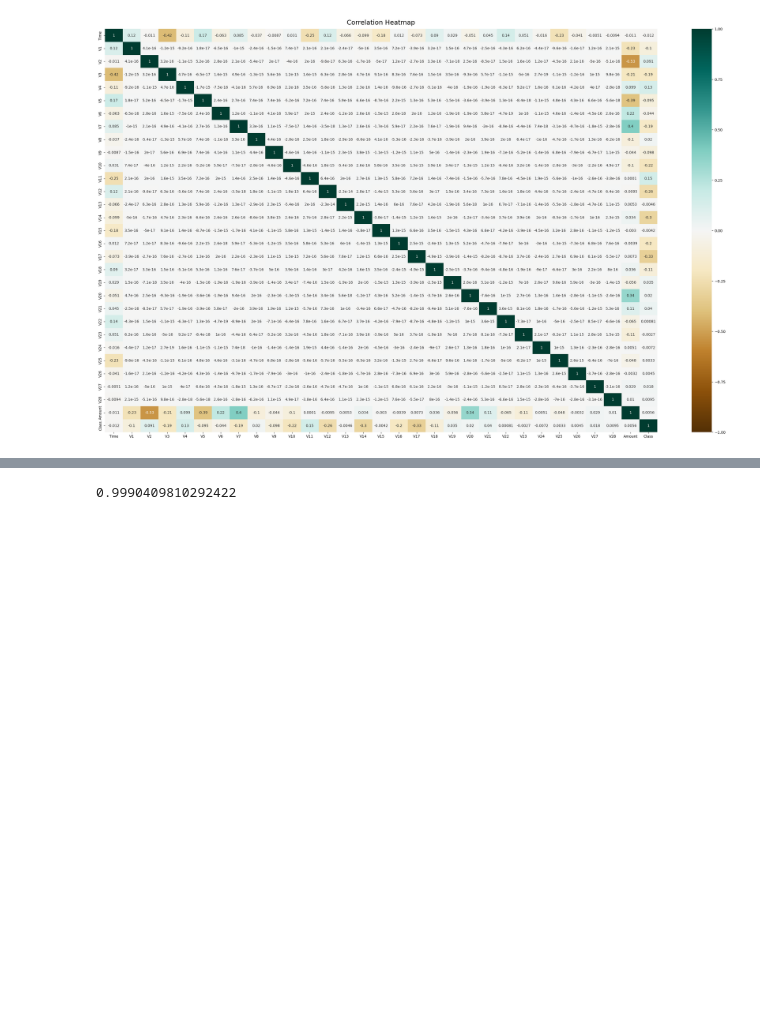
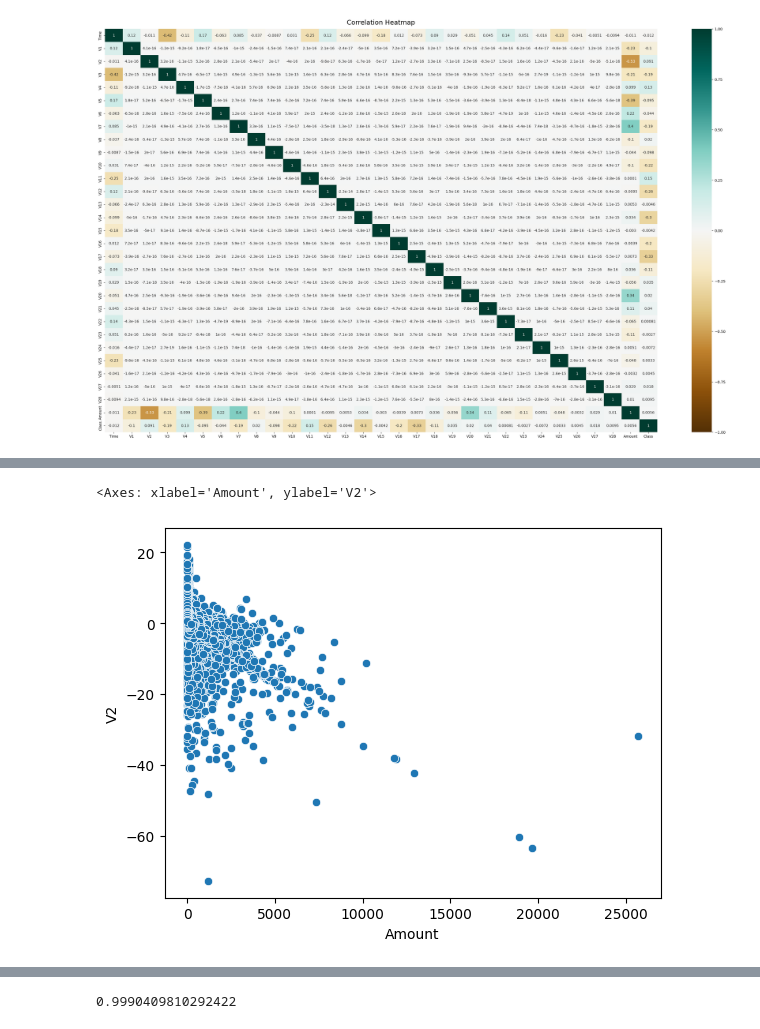
Before and after one commit to prasys/qrc-mlteamprojects, a Jupyter notebook: ML_Team_Project.ipynb, the cells around one changed output, grey strips where cells are left out. Drawn from its saved outputs; the diff is of its cells as text; code cells hidden in the pictures; blank space fills up the shorter version.

Commit message:
Added some comments and two scatter plots

```diff
--- a/ML_Team_Project.ipynb
+++ b/ML_Team_Project.ipynb
@@ -66,0 +96,7 @@ Text(0.5, 1.0, 'Correlation Heatmap')
+# %%
+# Lets take a look at these correlation in some scatter plots.
+
+sns.scatterplot(data=data, x="Amount", y="V2")
+# %% [output]
+<Axes: xlabel='Amount', ylabel='V2'>
+[figure, added]
```
Also changed, not shown: parts of 6 cells of this notebook.
